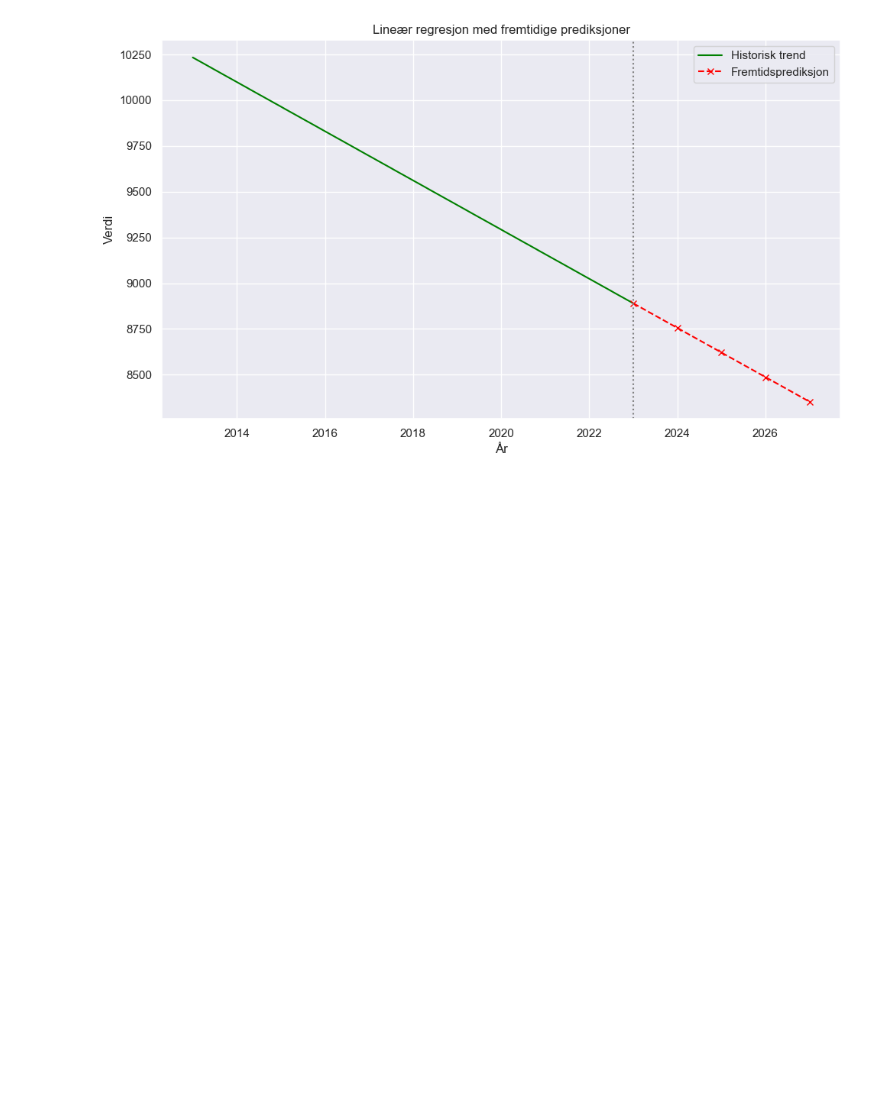
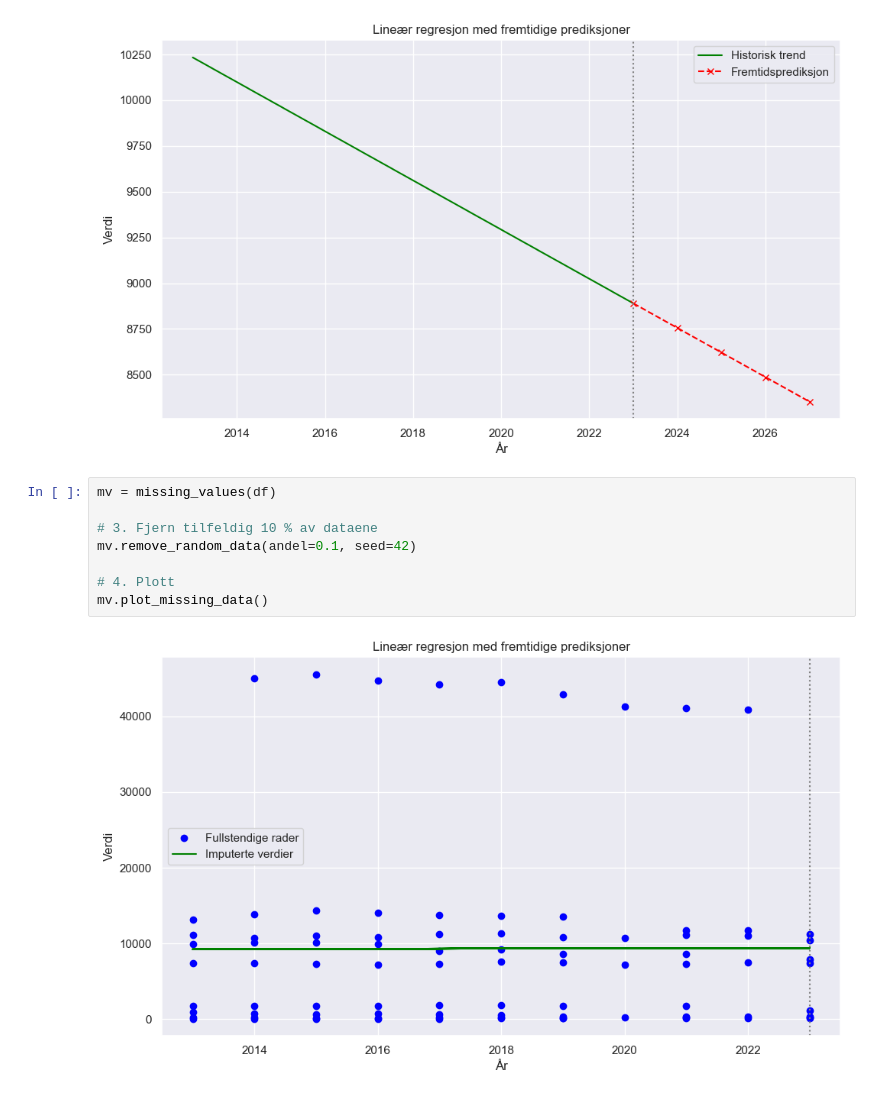
Before and after one commit to PetterOttersen/milj-dataanalyse, a Jupyter notebook: processed_data/Fremstilling_Utslipp.ipynb, the cells around one changed output. Drawn from its saved outputs; the diff is of its cells as text; blank space fills up the shorter version.

```diff
--- a/processed_data/Fremstilling_Utslipp.ipynb
+++ b/processed_data/Fremstilling_Utslipp.ipynb
@@ -67,3 +68,13 @@ plotters = plots_part_2(df)
 plotters.futureplot(future_years =  [2023,2024, 2025, 2026, 2027])
 # %% [output]
 [figure]
+# %%
+mv = missing_values(df)
+
+# 3. Fjern tilfeldig 10 % av dataene
+mv.remove_random_data(andel=0.1, seed=42)
+
+# 4. Plott
+mv.plot_missing_data()
+# %% [output]
+[figure, added]
```
Also changed, not shown: parts of 1 cell of this notebook, 1 other file.
